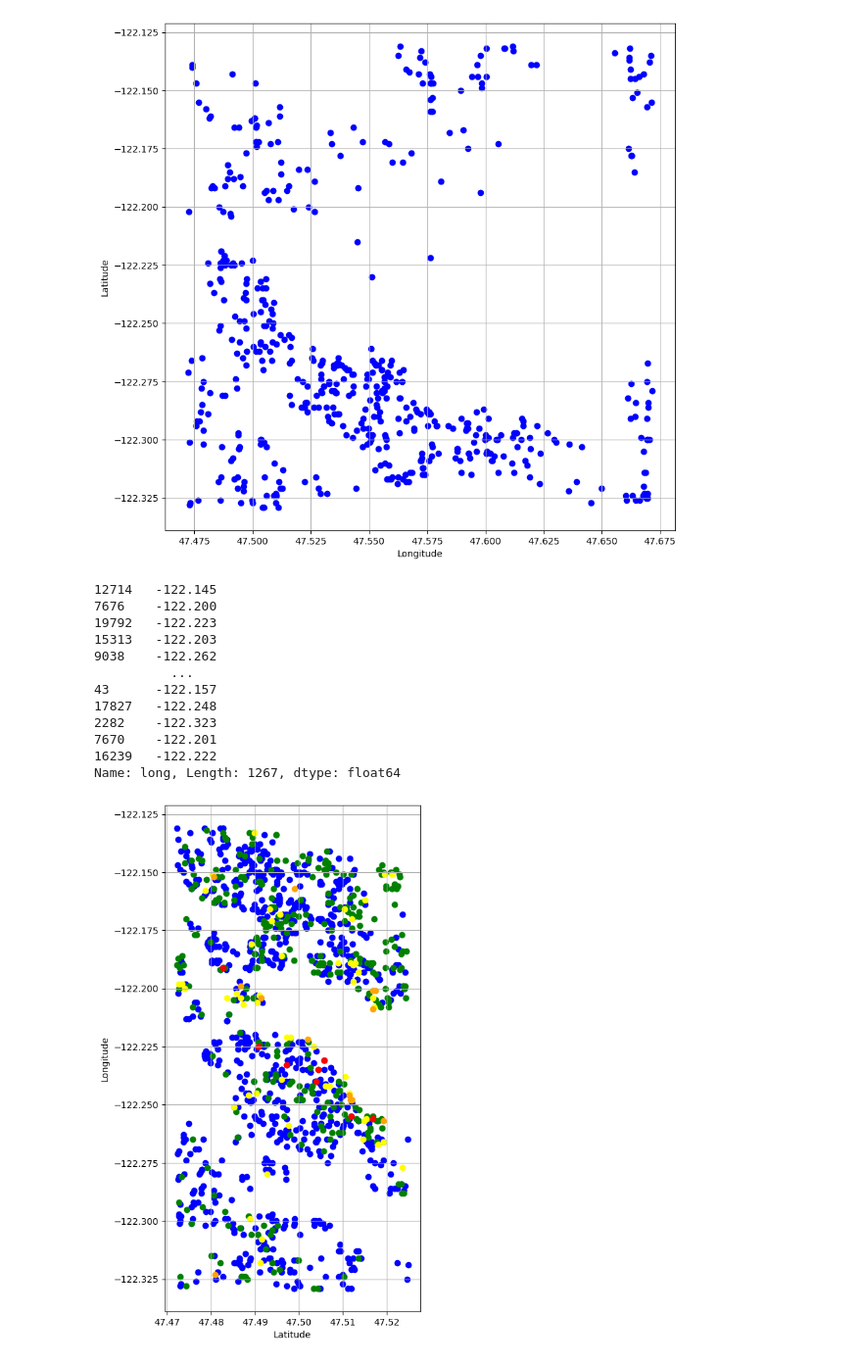
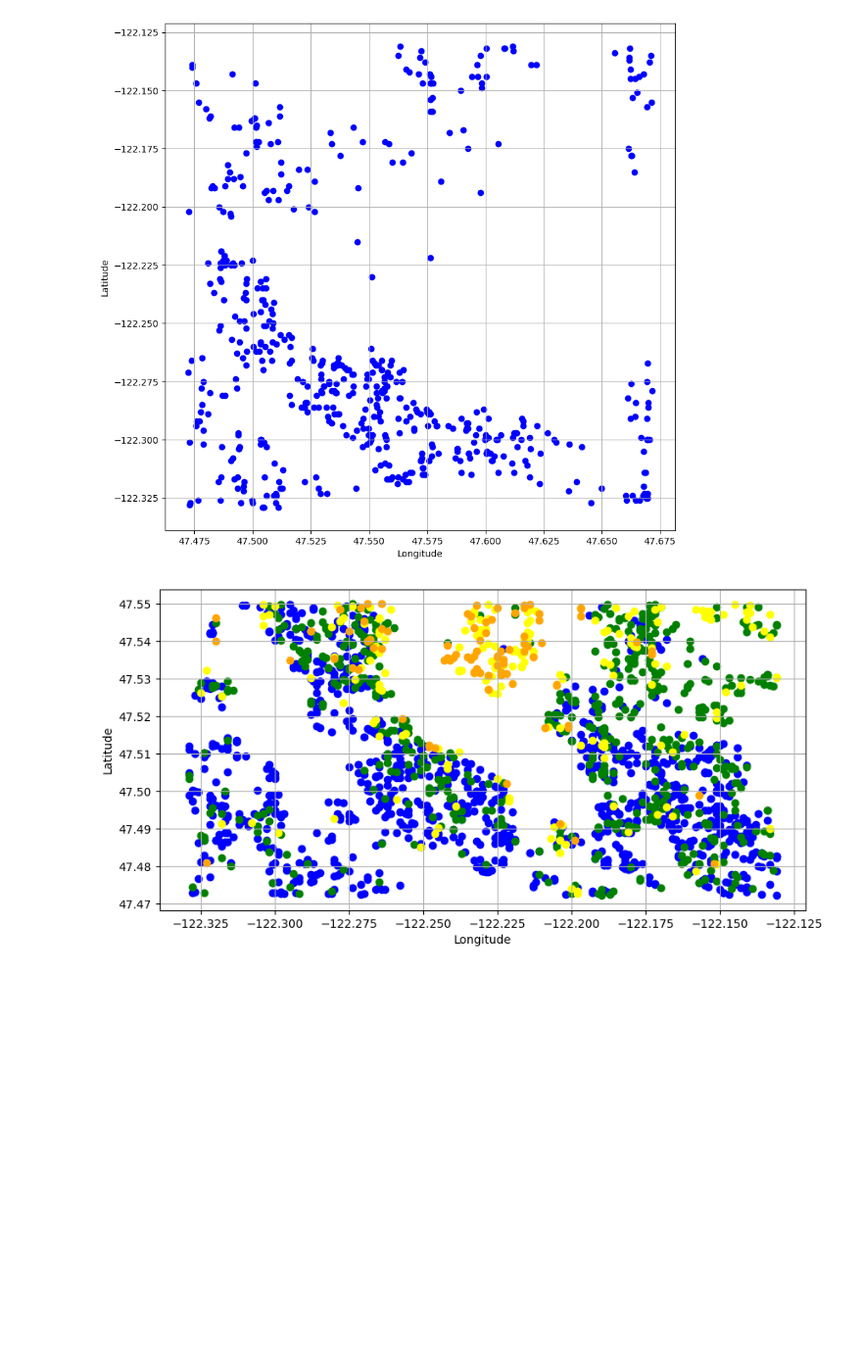
Before and after one commit to Riael42/NS-DS-EDA-Project, a Jupyter notebook: EDA.ipynb, the cells around one changed output. Shown at 98% size. Drawn from its saved outputs; the diff is of its cells as text; code cells hidden in the pictures; blank space fills up the shorter version.

```diff
--- a/EDA.ipynb
+++ b/EDA.ipynb
@@ -223,46 +211,34 @@ plt.show()
 # %%
 avg_houses = scatter_houses[scatter_houses["bedrooms"].isin([2, 3])]
 annoying = avg_houses[(avg_houses["price"] > 355000) & (avg_houses["price"] < 831000)]
 restrict_one = annoying[annoying["grade"] > 5]
 restrict_two = restrict_one[restrict_one["sqft_basement"] > 0]
 restrict_three = restrict_two[restrict_two["view"] > 1]
 restrict_four = restrict_three[(restrict_three["bathrooms"] > 1) & (restrict_three["bathrooms"] < 2)]
-restrict_four.sort_values("sqft_lot", ascending=False)
-restrict_four = restrict_four[restrict_four["lat"] < 47.525]
-scatter_houses = scatter_houses[scatter_houses["lat"] < 47.525]
-print(scatter_houses["long"])
+restrict_four = restrict_four.sort_values("sqft_lot", ascending=False)
+restrict_four = restrict_four[restrict_four["lat"] < 47.550]
+restrict_five = scatter_houses[scatter_houses["lat"] < 47.550]
+#print(restrict_four)
 
-plt.figure(figsize=(5,10))
+plt.figure(figsize=(10,5))
 #color cheapest 25% blue ppsqm >= 87.713 & < 207.547
-cheapestcon = (scatter_houses["ppsqm"] >= 87.713) & (scatter_houses["ppsqm"] < 207.547)
-plt.scatter(scatter_houses.loc[cheapestcon, "lat"], scatter_houses.loc[cheapestcon, "long"], c="blue")
+cheapestcon = (restrict_five["ppsqm"] >= 87.713) & (restrict_five["ppsqm"] < 207.547)
+plt.scatter(restrict_five.loc[cheapestcon, "long"], restrict_five.loc[cheapestcon, "lat"], c="blue")
 #color 25-50 green ppsqm >= 207.547 & < 289.474
-cheapcon = (scatter_houses["ppsqm"] >= 207.547) & (scatter_houses["ppsqm"] < 289.474)
-plt.scatter(scatter_houses.loc[cheapcon, "lat"], scatter_houses.loc[cheapcon, "long"], c="green")
+cheapcon = (restrict_five["ppsqm"] >= 207.547) & (restrict_five["ppsqm"] < 289.474)
+plt.scatter(restrict_five.loc[cheapcon, "long"], restrict_five.loc[cheapcon, "lat"], c="green")
 #color 50-75 yellow >= 289.474 & < 380.403
-medcon = (scatter_houses["ppsqm"] >= 289.474) & (scatter_houses["ppsqm"] < 380.403)
-plt.scatter(scatter_houses.loc[medcon, "lat"], scatter_houses.loc[medcon, "long"], c="yellow")
+medcon = (restrict_five["ppsqm"] >= 289.474) & (restrict_five["ppsqm"] < 380.403)
+plt.scatter(restrict_five.loc[medcon, "long"], restrict_five.loc[medcon, "lat"], c="yellow")
 #color 75-100 blue >= 798.122
-richcon = (scatter_houses["ppsqm"] >= 380.403)
-plt.scatter(scatter_houses.loc[richcon, "lat"], scatter_houses.loc[richcon, "long"], c="orange")
+richcon = (restrict_five["ppsqm"] >= 380.403)
+plt.scatter(restrict_five.loc[richcon, "long"], restrict_five.loc[richcon, "lat"], c="orange")
 
-plt.scatter(restrict_four["lat"], restrict_four["long"], c="red")
+#plt.scatter(restrict_four["long"], restrict_four["lat"], c="red")
 
-plt.xlabel("Latitude")
-plt.ylabel("Longitude")
+plt.xlabel("Longitude")
+plt.ylabel("Latitude")
 plt.grid(True)
 plt.show()
 # %% [output]
-12714   -122.145
-7676    -122.200
-19792   -122.223
-15313   -122.203
-9038    -122.262
-          ...
-43      -122.157
-17827   -122.248
-2282    -122.323
-7670    -122.201
-16239   -122.222
-Name: long, Length: 1267, dtype: float64
-[figure, old version]
+[figure, new version]
```
Also changed, not shown: parts of 10 cells of this notebook.
